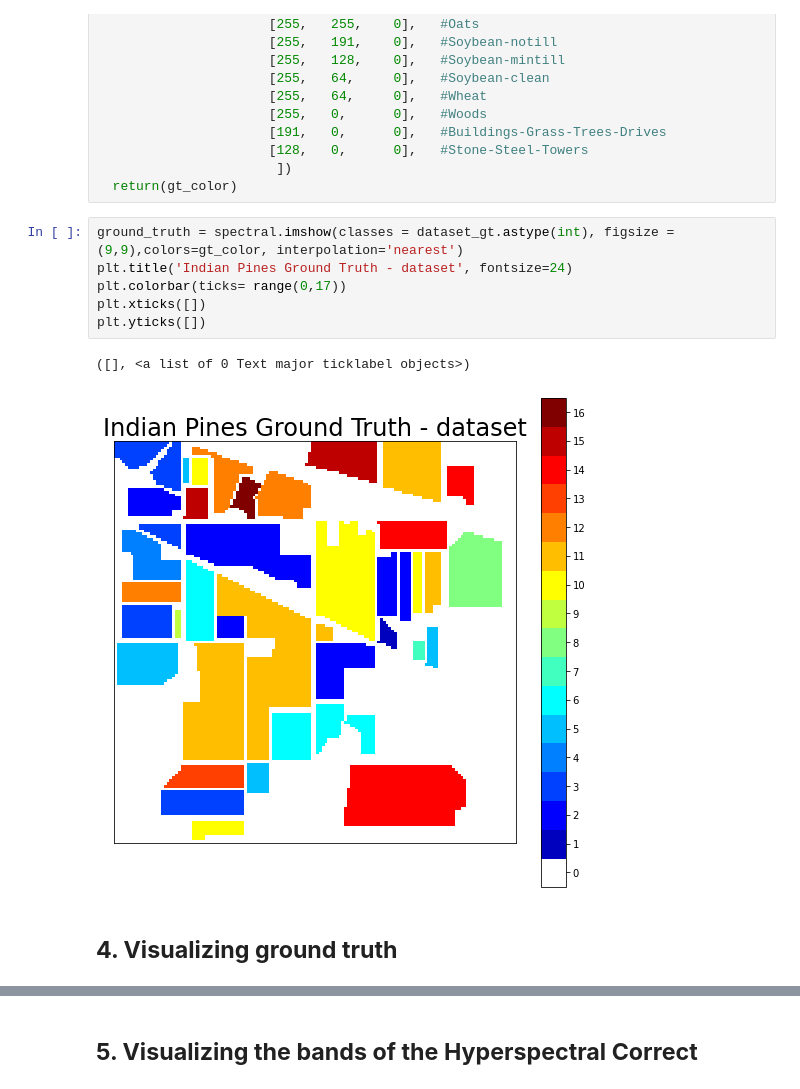
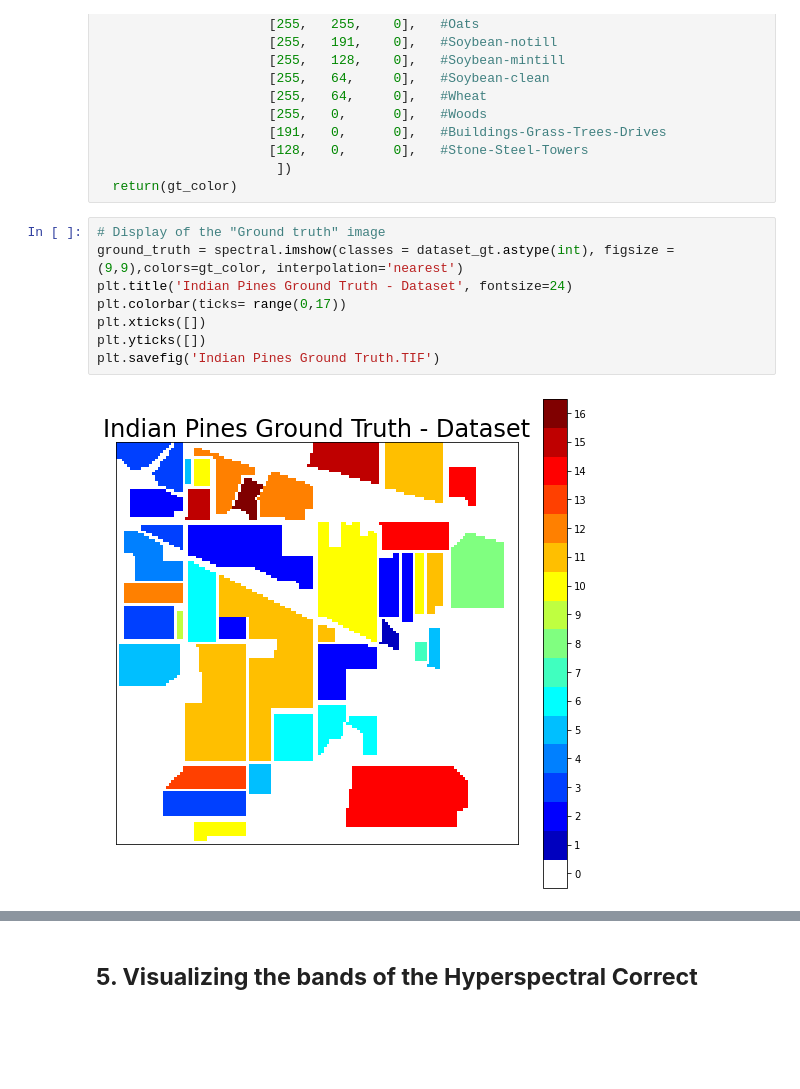
Before and after one commit to LipeBuiles/Hyperspectral-Remote-Sensing-Scenes, a Jupyter notebook: Indian Pines.ipynb, the cells around one changed output, grey strips where cells are left out. Cells and saved outputs as stored; diff of their text form; blank space fills up the shorter version.

Commit message:
Save images in TIF

```diff
--- a/Indian Pines.ipynb
+++ b/Indian Pines.ipynb
@@ -146,13 +148,12 @@ def colors():
                        ])
   return(gt_color)
 # %%
+# Display of the "Ground truth" image
 ground_truth = spectral.imshow(classes = dataset_gt.astype(int), figsize =(9,9),colors=gt_color, interpolation='nearest')
-plt.title('Indian Pines Ground Truth - dataset', fontsize=24)
+plt.title('Indian Pines Ground Truth - Dataset', fontsize=24)
 plt.colorbar(ticks= range(0,17))
 plt.xticks([])
 plt.yticks([])
+plt.savefig('Indian Pines Ground Truth.TIF')
 # %% [output]
-([], <a list of 0 Text major ticklabel objects>)
-[figure, old version]
+[figure, new version]
-# %% [markdown]
-## **4. Visualizing ground truth**
```
Also changed, not shown: parts of 2 cells of this notebook.
